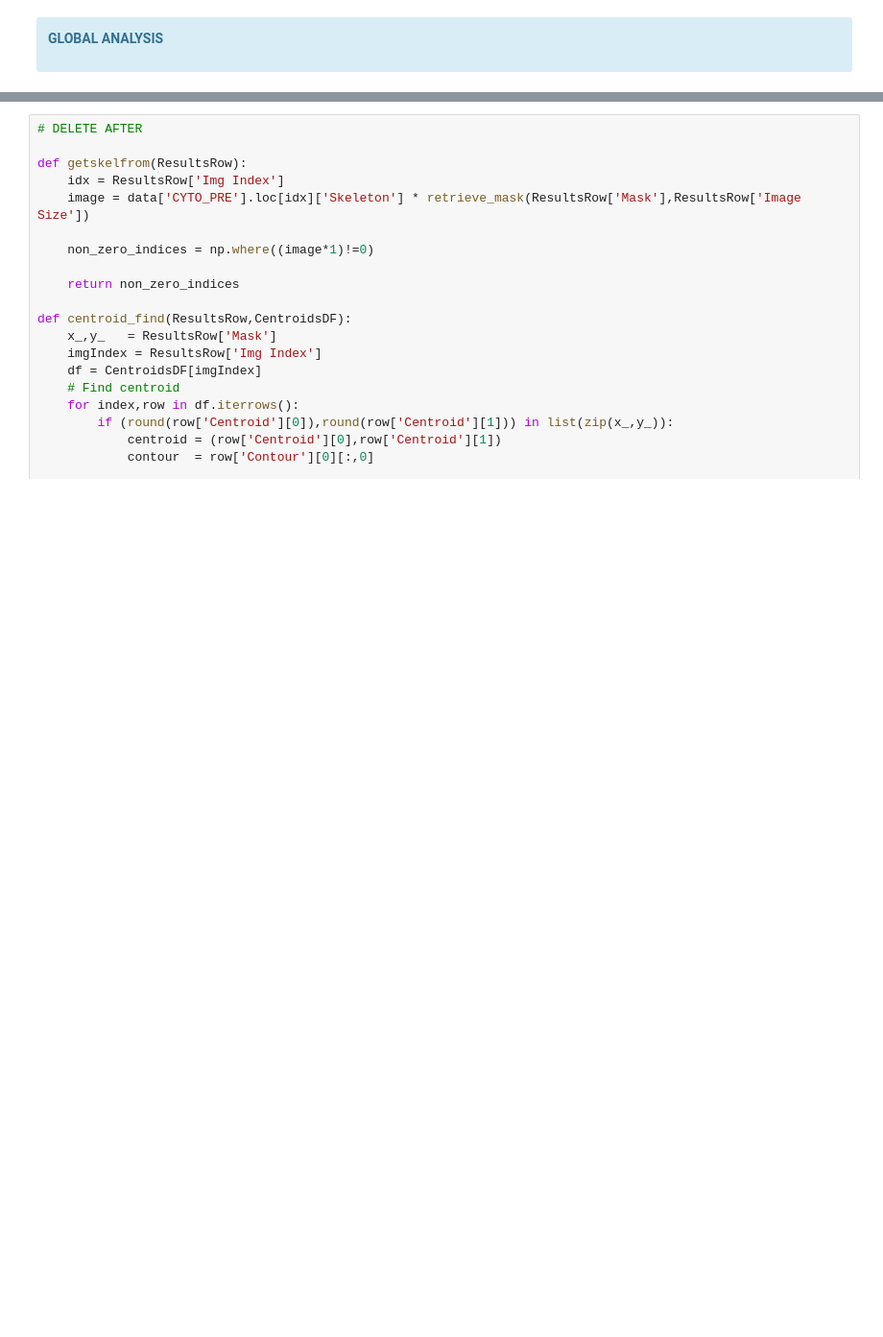
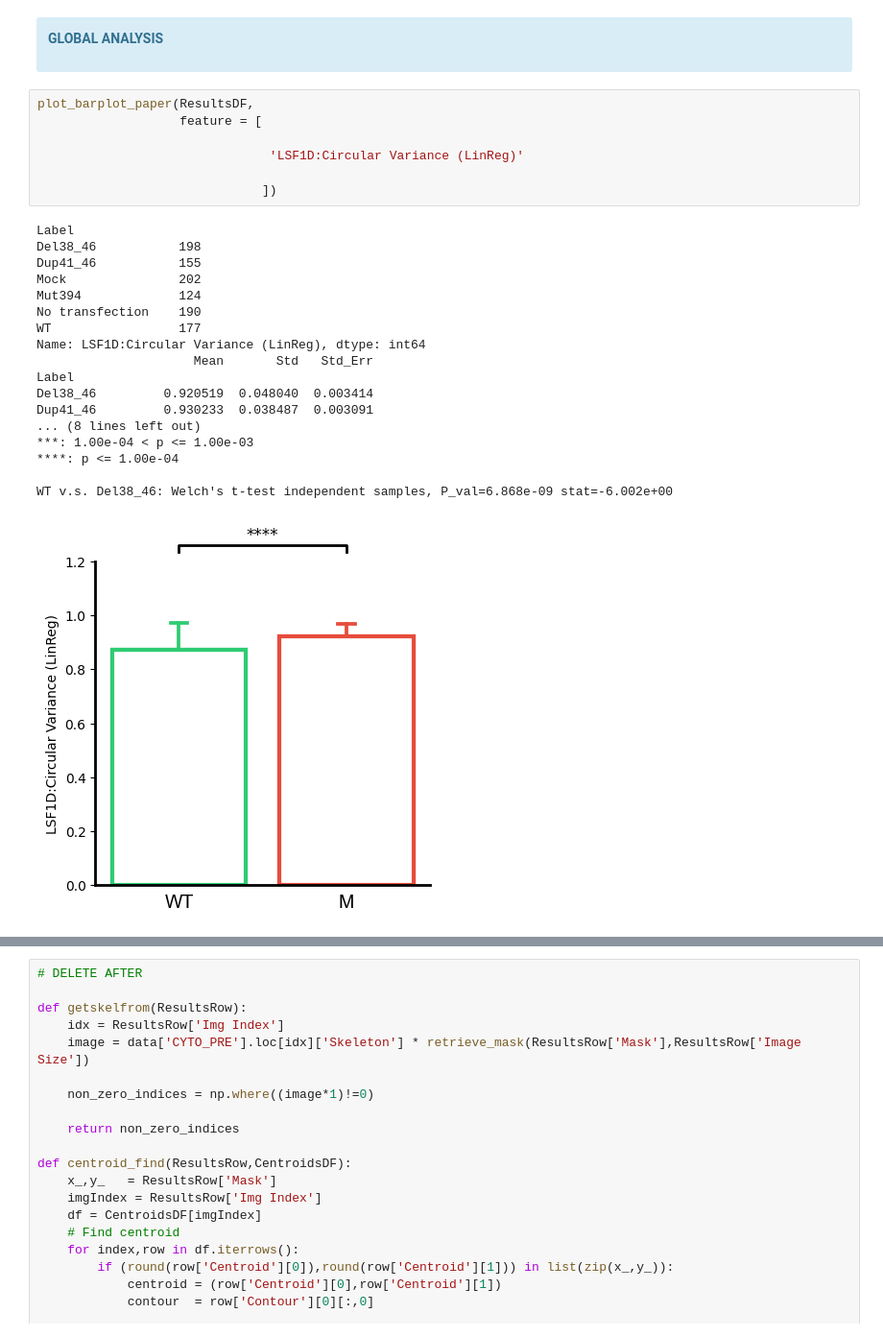
Before and after one commit to diogojfv/aTubulinOrganization, a Jupyter notebook: 7 - Results Analysis.ipynb, the cells around one changed output, grey strips where cells are left out. Shown: that part at 96% size. Saved outputs shown, nothing was run; the diff lists cells and outputs as text; blank space fills up the shorter version.

```diff
--- a/7 - Results Analysis.ipynb
+++ b/7 - Results Analysis.ipynb
@@ -320,4 +335,30 @@ fig_graph = graph_plotter(ResultsRow       = ResultsDF.loc[cell],
  **GLOBAL ANALYSIS**
 
 </div>
+# %%
+plot_barplot_paper(ResultsDF,
+                   feature = [
+
+                               'LSF1D:Circular Variance (LinReg)'
+
+                              ])
+# %% [output]
+Label
+Del38_46           198
+Dup41_46           155
+Mock               202
+Mut394             124
+No transfection    190
+WT                 177
+Name: LSF1D:Circular Variance (LinReg), dtype: int64
+                     Mean       Std   Std_Err
+Label
+Del38_46         0.920519  0.048040  0.003414
+Dup41_46         0.930233  0.038487  0.003091
+... (8 lines left out)
+***: 1.00e-04 < p <= 1.00e-03
+****: p <= 1.00e-04
+
+WT v.s. Del38_46: Welch's t-test independent samples, P_val=6.868e-09 stat=-6.002e+00
+[figure, added]
 # %%
```
Also changed, not shown: parts of 15 cells of this notebook, 1 other file.
